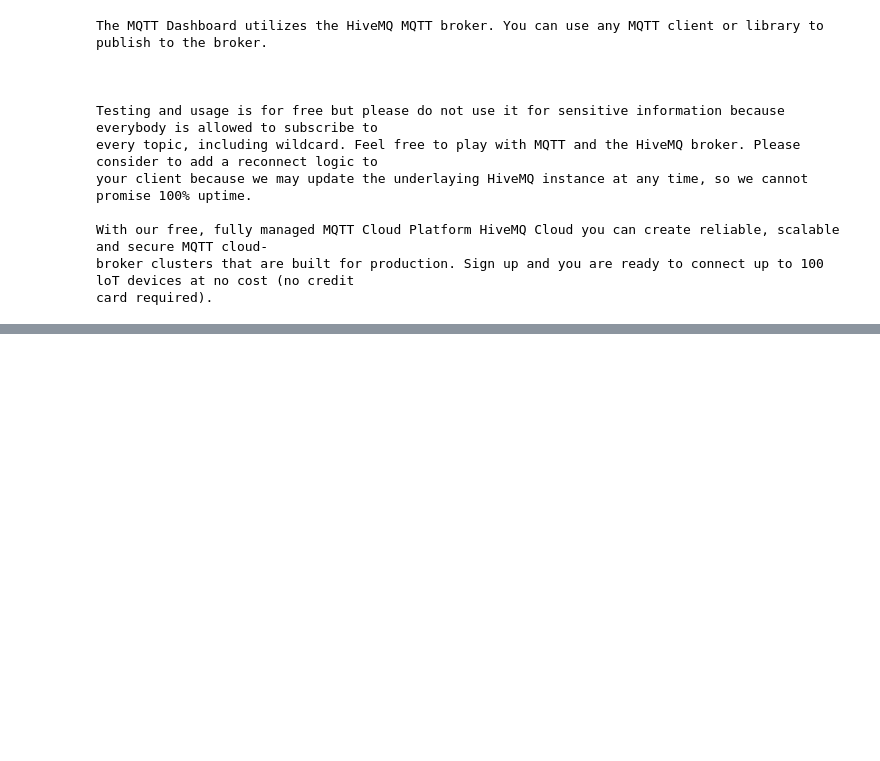
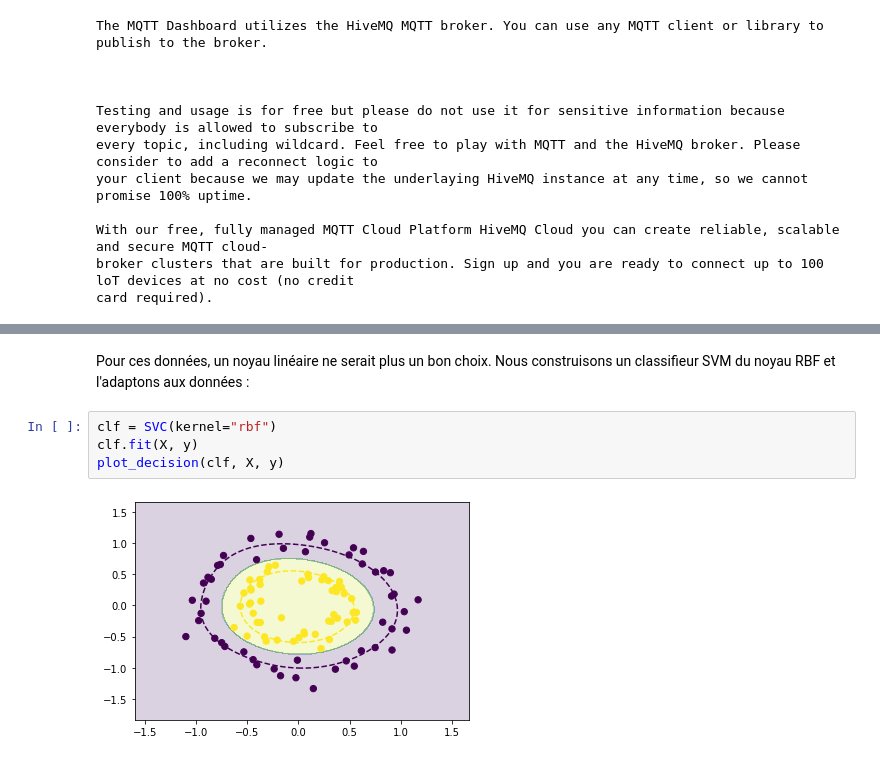
Before and after one commit to hamdi-ridha/Workshop-New-Vision, a Jupyter notebook: Workshop_New_Vision.ipynb, the cells around one changed output, grey strips where cells are left out. Cells and saved outputs as stored; diff of their text form; blank space fills up the shorter version.

```diff
--- a/Workshop_New_Vision.ipynb
+++ b/Workshop_New_Vision.ipynb
@@ -939,0 +1028,9 @@ card required).
+# %% [markdown]
+
+Pour ces données, un noyau linéaire ne serait plus un bon choix. Nous construisons  un classifieur SVM du noyau RBF et l'adaptons aux données :
+# %%
+clf = SVC(kernel="rbf")
+clf.fit(X, y)
+plot_decision(clf, X, y)
+# %% [output]
+[figure, added]
```
Also changed, not shown: parts of 52 cells of this notebook.
